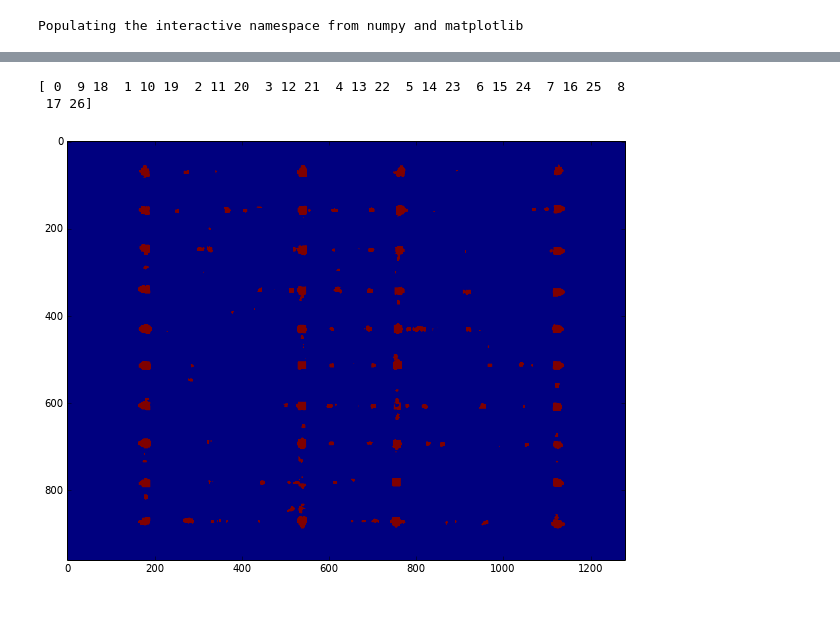
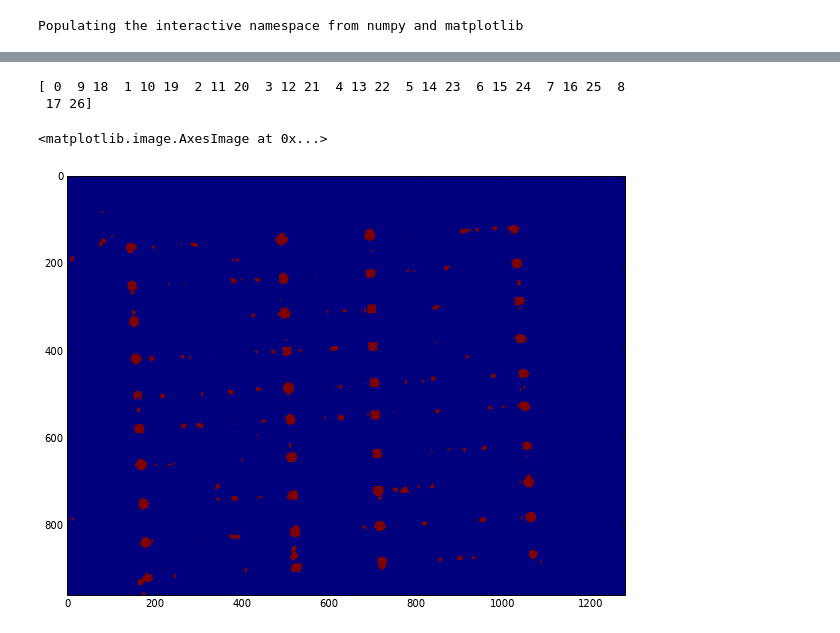
Before and after one commit to gilestrolab/sleepysnail, a Jupyter notebook: prototypes/ROISplitter_2.ipynb, the cells around one changed output, grey strips where cells are left out. Saved outputs shown, nothing was run; the diff lists cells and outputs as text; code cells hidden in the pictures.

```diff
--- a/prototypes/ROISplitter_2.ipynb
+++ b/prototypes/ROISplitter_2.ipynb
@@ -134,9 +150,15 @@ class ROISplitter2(object):
         rotat_mat = np.column_stack([rotat_mat, [ x - pts[0,0], y - pts[0,1]]])
 
         return (box_a,box_b,box_c,box_d), rotat_mat,  size
-# %%
-rs = ROISplitter2(grid_grey)
-# %% [output]
-[ 0  9 18  1 10 19  2 11 20  3 12 21  4 13 22  5 14 23  6 15 24  7 16 25  8
- 17 26]
-[figure, removed]
+# %%
+rs = ROISplitter(grid_grey)
+image = grid_grey
+
+
+corners = rs.show_corners(image)
+pl.imshow(corners)
+# %% [output]
+[ 0  9 18  1 10 19  2 11 20  3 12 21  4 13 22  5 14 23  6 15 24  7 16 25  8
+ 17 26]
+<matplotlib.image.AxesImage at 0x...>
+[figure, added]
```
Also changed, not shown: parts of 4 cells of this notebook, 5 other files.
